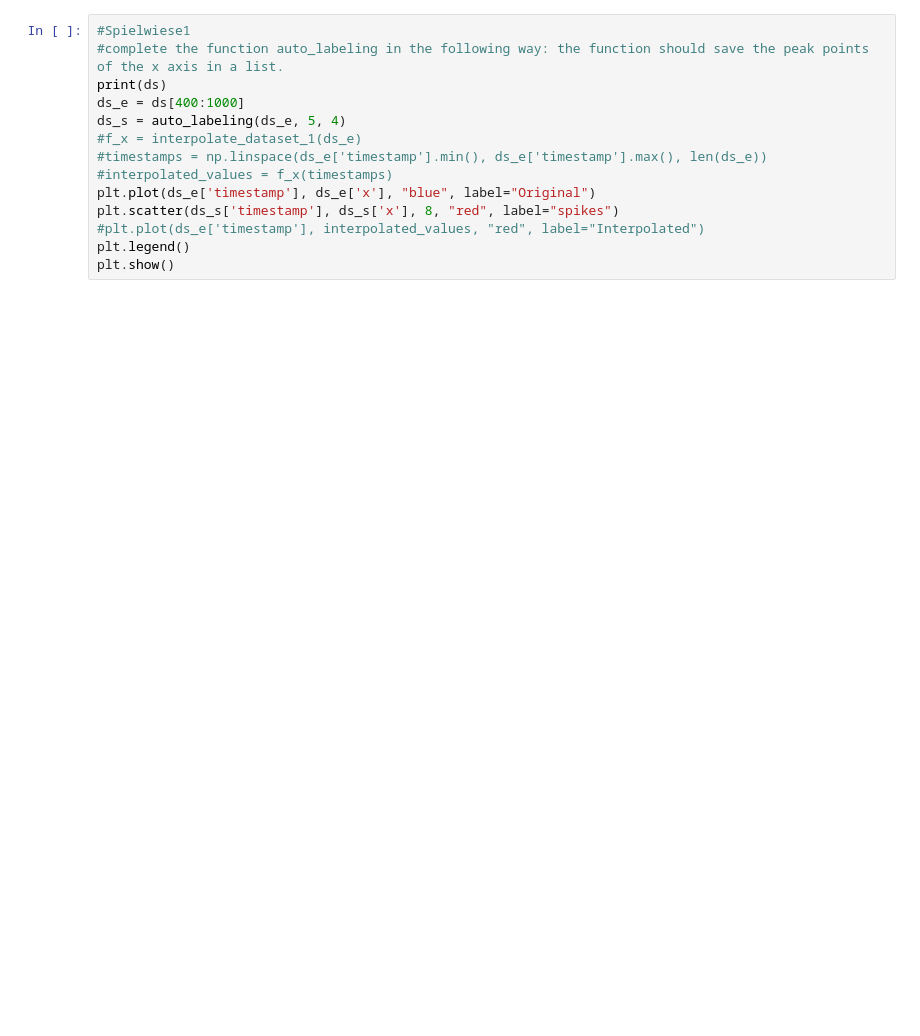
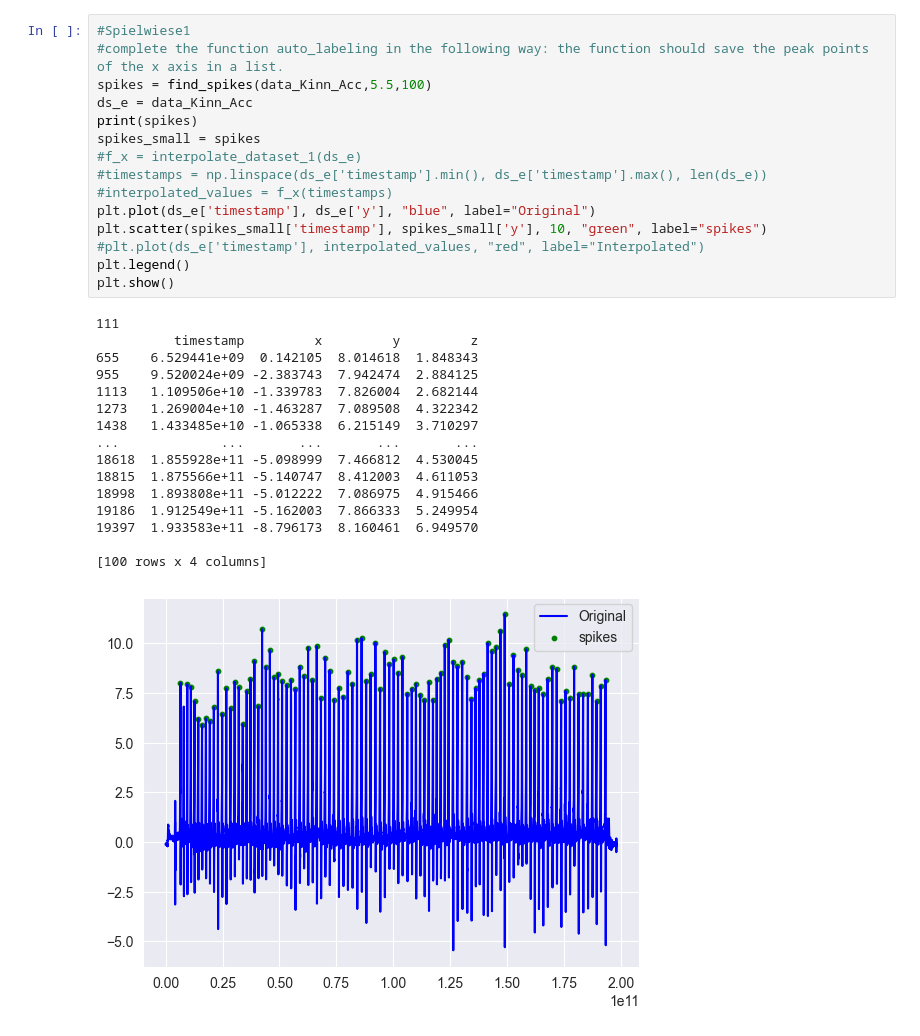
Before and after one commit to lalul335/Boxschlag-Klassifikation, a Jupyter notebook: test_2.ipynb, the cells around one changed output. Drawn from its saved outputs; the diff is of its cells as text; blank space fills up the shorter version.

Commit message:
echt close
auto labeling klappt relativ ok. jetzt noch optimieren und dann ab gehts

```diff
--- a/test_2.ipynb
+++ b/test_2.ipynb
@@ -125,17 +216,35 @@ def auto_labeling(data, window_size, sigma):
 # %%
 #Spielwiese1
 #complete the function auto_labeling in the following way: the function should save the peak points of the x axis in a list.
-print(ds)
-ds_e = ds[400:1000]
-ds_s = auto_labeling(ds_e, 5, 4)
+spikes = find_spikes(data_Kinn_Acc,5.5,100)
+ds_e = data_Kinn_Acc
+print(spikes)
+spikes_small = spikes
 #f_x = interpolate_dataset_1(ds_e)
 #timestamps = np.linspace(ds_e['timestamp'].min(), ds_e['timestamp'].max(), len(ds_e))
 #interpolated_values = f_x(timestamps)
-plt.plot(ds_e['timestamp'], ds_e['x'], "blue", label="Original")
-plt.scatter(ds_s['timestamp'], ds_s['x'], 8, "red", label="spikes")
+plt.plot(ds_e['timestamp'], ds_e['y'], "blue", label="Original")
+plt.scatter(spikes_small['timestamp'], spikes_small['y'], 10, "green", label="spikes")
 #plt.plot(ds_e['timestamp'], interpolated_values, "red", label="Interpolated")
 plt.legend()
 plt.show()
+# %% [output]
+111
+          timestamp         x         y         z
+655    6.529441e+09  0.142105  8.014618  1.848343
+955    9.520024e+09 -2.383743  7.942474  2.884125
+1113   1.109506e+10 -1.339783  7.826004  2.682144
+1273   1.269004e+10 -1.463287  7.089508  4.322342
+1438   1.433485e+10 -1.065338  6.215149  3.710297
+...             ...       ...       ...       ...
+18618  1.855928e+11 -5.098999  7.466812  4.530045
+18815  1.875566e+11 -5.140747  8.412003  4.611053
+18998  1.893808e+11 -5.012222  7.086975  4.915466
+19186  1.912549e+11 -5.162003  7.866333  5.249954
+19397  1.933583e+11 -8.796173  8.160461  6.949570
+
+[100 rows x 4 columns]
+[figure, added]
 # %%
 #Spielwiese2
 print(ds)
```
Also changed, not shown: parts of 14 cells of this notebook, 1 other file.
